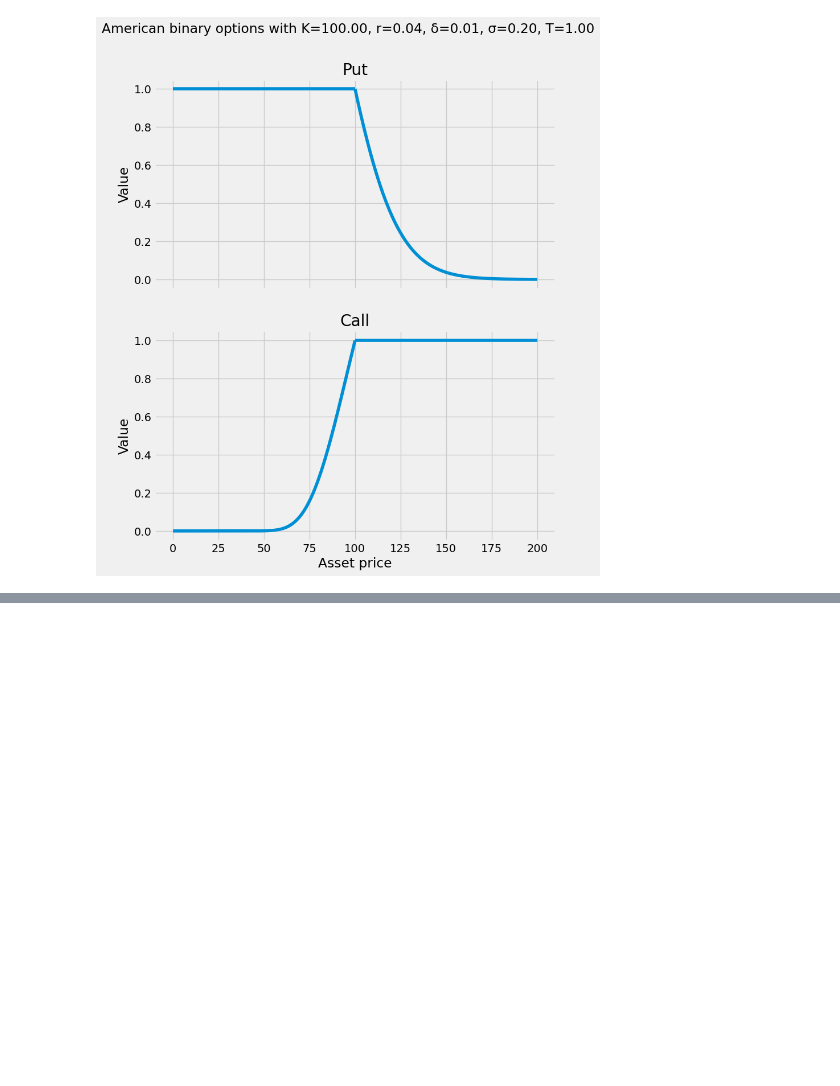
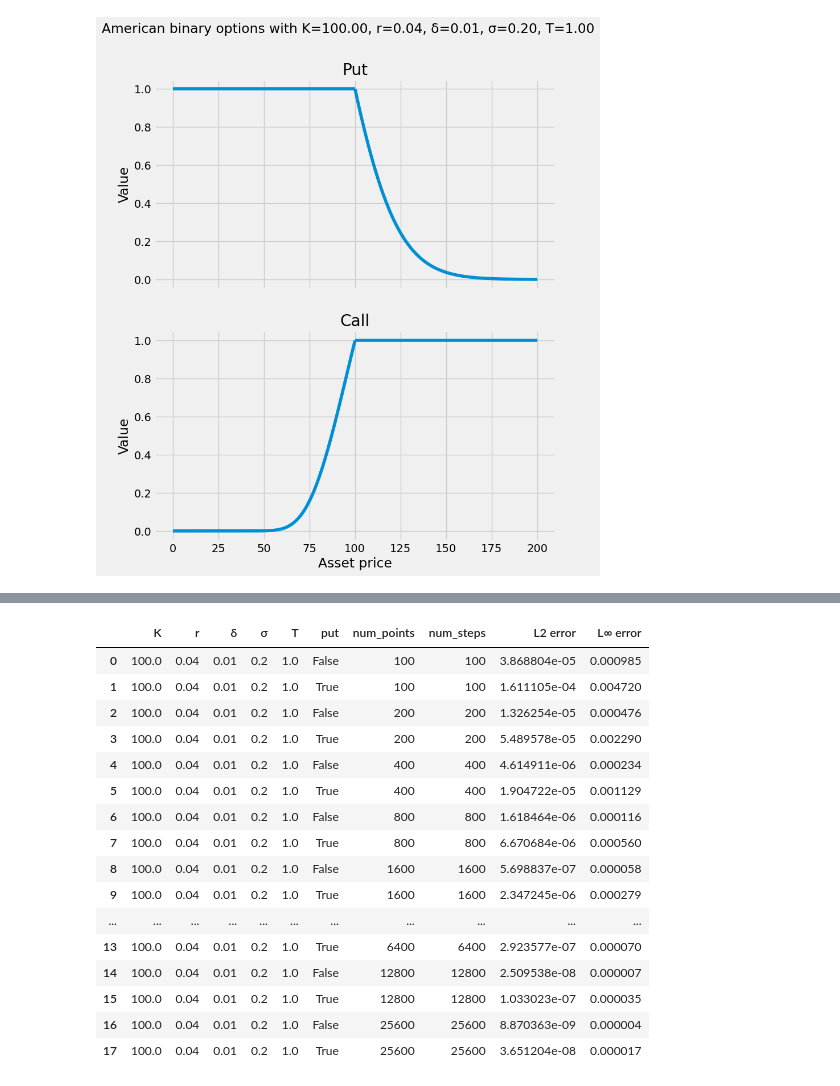
Before and after one commit to parsiad/parsiad.github.io, a Jupyter notebook: src/2015-03-01-pricing_american_binary_options.ipynb, the cells around one changed output, grey strips where cells are left out. Cells and saved outputs as stored; diff of their text form; code cells hidden in the pictures; blank space fills up the shorter version.

Commit message:
Update American binary option article with better proof and appendices

```diff
--- a/src/2015-03-01-pricing_american_binary_options.ipynb
+++ b/src/2015-03-01-pricing_american_binary_options.ipynb
@@ -220,0 +445,52 @@ fig.suptitle(f"American binary options with K={K:.2f}, r={r:.2f}, δ={δ:.2f},
+# %%
+import pandas as pd
+
+K = 100.
+r = 0.04
+δ = 0.01
+σ = 0.2
+T = 1.0
+
+N = 100*2**np.arange(9)
+
+put = True
+
+rows = []
+for n in N:
+    for put in (False, True):
+        args = (δ, T, r, K, σ)
+        S, V_pde = american_binary_pde(*args, put=put, num_points=n, num_steps=n)
+        V = american_binary(S, *args)
+        ε = V - V_pde
+        row = {
+            "K": K,
+            "r": r,
+            "δ": δ,
+            "σ": σ,
+            "T": T,
+            "put": put,
+            "num_points": n,
+            "num_steps": n,
+            "L2 error": (np.linalg.norm(ε, ord=2) / S.size).item(),
+            "L∞ error": np.linalg.norm(ε, ord=np.inf).item()
+        }
+        rows.append(row)
+pd.DataFrame(rows)
+# %% [output]
+|  | K | r | δ | σ | T | put | num_points | num_steps | L2 error | L∞ error |
+| 0 | 100.0 | 0.04 | 0.01 | 0.2 | 1.0 | False | 100 | 100 | 3.868804e-05 | 0.000985 |
+| 1 | 100.0 | 0.04 | 0.01 | 0.2 | 1.0 | True | 100 | 100 | 1.611105e-04 | 0.004720 |
+| 2 | 100.0 | 0.04 | 0.01 | 0.2 | 1.0 | False | 200 | 200 | 1.326254e-05 | 0.000476 |
+| 3 | 100.0 | 0.04 | 0.01 | 0.2 | 1.0 | True | 200 | 200 | 5.489578e-05 | 0.002290 |
+| 4 | 100.0 | 0.04 | 0.01 | 0.2 | 1.0 | False | 400 | 400 | 4.614911e-06 | 0.000234 |
+| 5 | 100.0 | 0.04 | 0.01 | 0.2 | 1.0 | True | 400 | 400 | 1.904722e-05 | 0.001129 |
+| 6 | 100.0 | 0.04 | 0.01 | 0.2 | 1.0 | False | 800 | 800 | 1.618464e-06 | 0.000116 |
+| 7 | 100.0 | 0.04 | 0.01 | 0.2 | 1.0 | True | 800 | 800 | 6.670684e-06 | 0.000560 |
+| 8 | 100.0 | 0.04 | 0.01 | 0.2 | 1.0 | False | 1600 | 1600 | 5.698837e-07 | 0.000058 |
+| 9 | 100.0 | 0.04 | 0.01 | 0.2 | 1.0 | True | 1600 | 1600 | 2.347245e-06 | 0.000279 |
+| ... | ... | ... | ... | ... | ... | ... | ... | ... | ... | ... |
+| 13 | 100.0 | 0.04 | 0.01 | 0.2 | 1.0 | True | 6400 | 6400 | 2.923577e-07 | 0.000070 |
+| 14 | 100.0 | 0.04 | 0.01 | 0.2 | 1.0 | False | 12800 | 12800 | 2.509538e-08 | 0.000007 |
+| 15 | 100.0 | 0.04 | 0.01 | 0.2 | 1.0 | True | 12800 | 12800 | 1.033023e-07 | 0.000035 |
+| 16 | 100.0 | 0.04 | 0.01 | 0.2 | 1.0 | False | 25600 | 25600 | 8.870363e-09 | 0.000004 |
+| 17 | 100.0 | 0.04 | 0.01 | 0.2 | 1.0 | True | 25600 | 25600 | 3.651204e-08 | 0.000017 |
```
Also changed, not shown: parts of 24 cells of this notebook, 2 other files.
